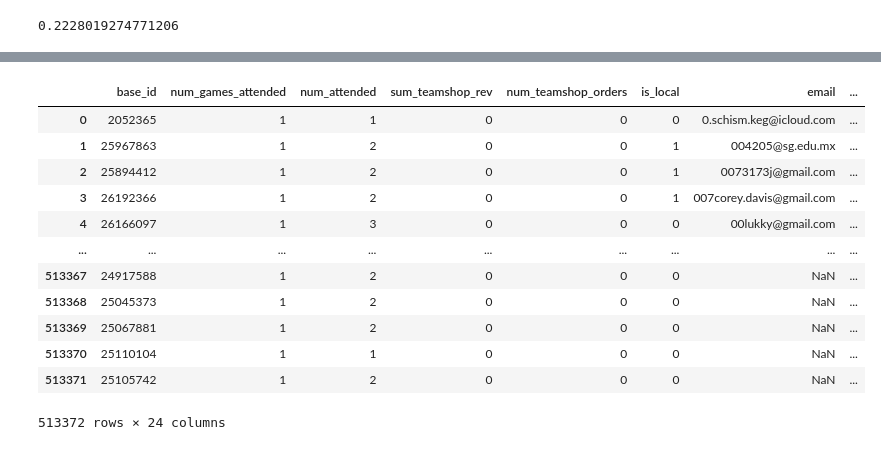
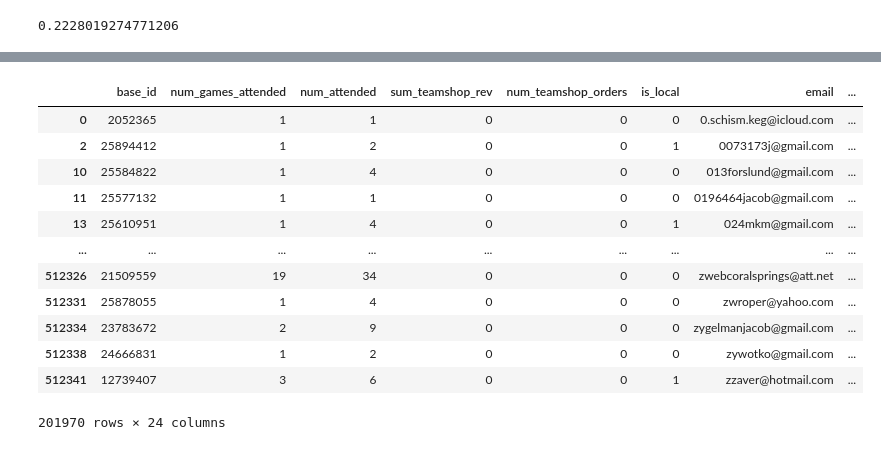
Before and after one commit to riffere-fla/pandas_party, a Jupyter notebook: lead_scoring.ipynb, the cells around one changed output, grey strips where cells are left out. Saved outputs shown, nothing was run; the diff lists cells and outputs as text; code cells hidden in the pictures.

```diff
--- a/lead_scoring.ipynb
+++ b/lead_scoring.ipynb
@@ -1077,24 +1061,30 @@ final_test_df['prediction_group'] = pd.cut(
 final_test_df['attendance_group'] = pd.cut(
     final_test_df['num_attended'],
     bins=[0, 1, 5, 10, np.inf],
-    labels=['Tier 1', 'Tier 2', 'Tier 3', 'Tier 4']
+    labels=['Tier 4', 'Tier 3', 'Tier 2', 'Tier 1']
 )
+
+final_test_df['num_sent_group'] = pd.cut(
+    final_test_df['num_sent'],
+    bins=[0, 1, 50, 100, 200, np.inf],
+    labels=['Tier 5','Tier 4', 'Tier 3', 'Tier 2', 'Tier 1']
+)
 # %%
-final_test_df
+final_test_df[final_test_df['is_unsubscribed'] == True]
 # %% [output]
 |  | base_id | num_games_attended | num_attended | sum_teamshop_rev | num_teamshop_orders | is_local | email | ... |
 | 0 | 2052365 | 1 | 1 | 0 | 0 | 0 | 0.schism.keg@icloud.com | ... |
-| 1 | 25967863 | 1 | 2 | 0 | 0 | 1 | 004205@sg.edu.mx | ... |
 | 2 | 25894412 | 1 | 2 | 0 | 0 | 1 | 0073173j@gmail.com | ... |
-| 3 | 26192366 | 1 | 2 | 0 | 0 | 1 | 007corey.davis@gmail.com | ... |
-| 4 | 26166097 | 1 | 3 | 0 | 0 | 0 | 00lukky@gmail.com | ... |
+| 10 | 25584822 | 1 | 4 | 0 | 0 | 0 | 013forslund@gmail.com | ... |
+| 11 | 25577132 | 1 | 1 | 0 | 0 | 0 | 0196464jacob@gmail.com | ... |
+| 13 | 25610951 | 1 | 4 | 0 | 0 | 1 | 024mkm@gmail.com | ... |
 | ... | ... | ... | ... | ... | ... | ... | ... | ... |
-| 513367 | 24917588 | 1 | 2 | 0 | 0 | 0 | NaN | ... |
-| 513368 | 25045373 | 1 | 2 | 0 | 0 | 0 | NaN | ... |
-| 513369 | 25067881 | 1 | 2 | 0 | 0 | 0 | NaN | ... |
-| 513370 | 25110104 | 1 | 1 | 0 | 0 | 0 | NaN | ... |
-| 513371 | 25105742 | 1 | 2 | 0 | 0 | 0 | NaN | ... |
+| 512326 | 21509559 | 19 | 34 | 0 | 0 | 0 | zwebcoralsprings@att.net | ... |
+| 512331 | 25878055 | 1 | 4 | 0 | 0 | 0 | zwroper@yahoo.com | ... |
+| 512334 | 23783672 | 2 | 9 | 0 | 0 | 0 | zygelmanjacob@gmail.com | ... |
+| 512338 | 24666831 | 1 | 2 | 0 | 0 | 0 | zywotko@gmail.com | ... |
+| 512341 | 12739407 | 3 | 6 | 0 | 0 | 1 | zzaver@hotmail.com | ... |
-513372 rows × 24 columns
+201970 rows × 24 columns
 # %%
 # q = """
 # SELECT DISTINCT
```
Also changed, not shown: parts of 1 cell of this notebook.
